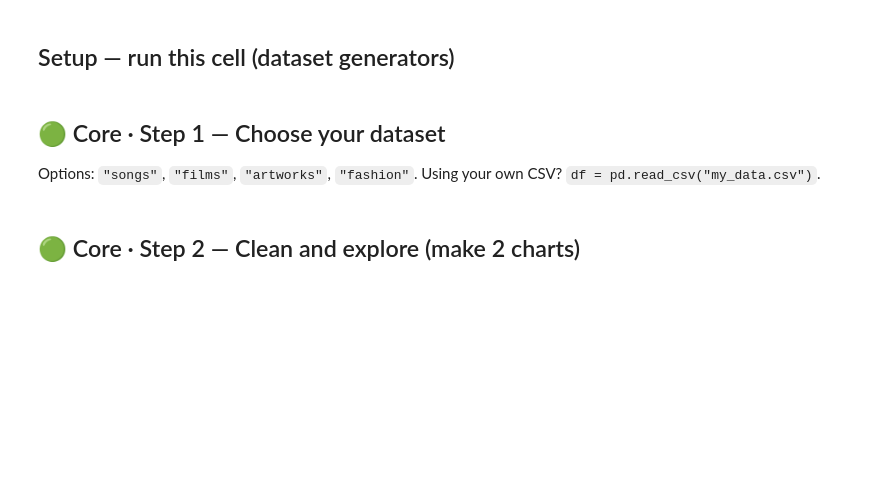
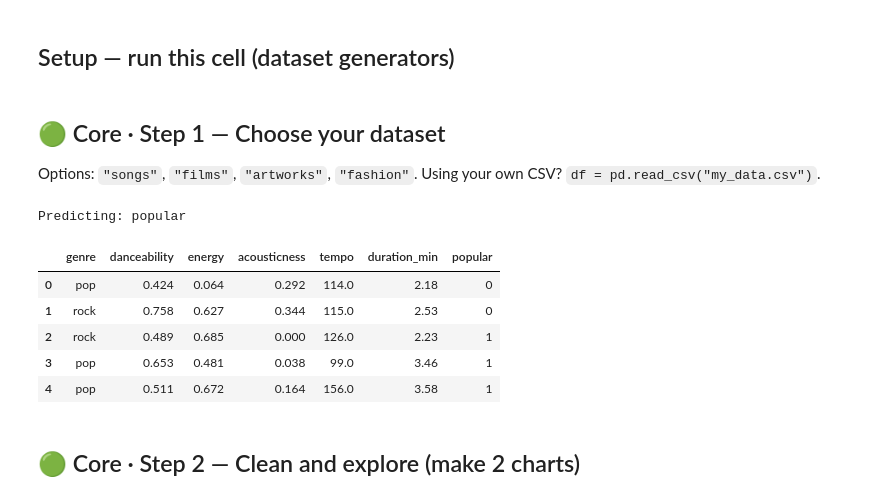
Before and after one commit to beansebrrr/uca-aic-notebooks, a Jupyter notebook: week-03/W03_B_Lab_Notebook_Your_First_Predictor.ipynb, the cells around one changed output. Drawn from its saved outputs; the diff is of its cells as text; code cells hidden in the pictures; blank space fills up the shorter version.

```diff
--- a/week-03/W03_B_Lab_Notebook_Your_First_Predictor.ipynb
+++ b/week-03/W03_B_Lab_Notebook_Your_First_Predictor.ipynb
@@ -76,11 +76,20 @@ def make_dataset(kind="songs", n=500, seed=11):
 ## 🟢 Core · Step 1 — Choose your dataset
 Options: `"songs"`, `"films"`, `"artworks"`, `"fashion"`. Using your own CSV? `df = pd.read_csv("my_data.csv")`.
 # %%
-kind = FILL_ME                      # e.g. "fashion"
+# I'm gonna use songs because I like songs
+kind = "songs"
 df = make_dataset(kind)
 label = df.columns[-1]               # the last column is the label
 print("Predicting:", label)
 df.head()
+# %% [output]
+Predicting: popular
+|  | genre | danceability | energy | acousticness | tempo | duration_min | popular |
+| 0 | pop | 0.424 | 0.064 | 0.292 | 114.0 | 2.18 | 0 |
+| 1 | rock | 0.758 | 0.627 | 0.344 | 115.0 | 2.53 | 0 |
+| 2 | rock | 0.489 | 0.685 | 0.000 | 126.0 | 2.23 | 1 |
+| 3 | pop | 0.653 | 0.481 | 0.038 | 99.0 | 3.46 | 1 |
+| 4 | pop | 0.511 | 0.672 | 0.164 | 156.0 | 3.58 | 1 |
 # %% [markdown]
 ## 🟢 Core · Step 2 — Clean and explore (make 2 charts)
 # %%
```
Also changed, not shown: parts of 4 cells of this notebook, 6 other files.
